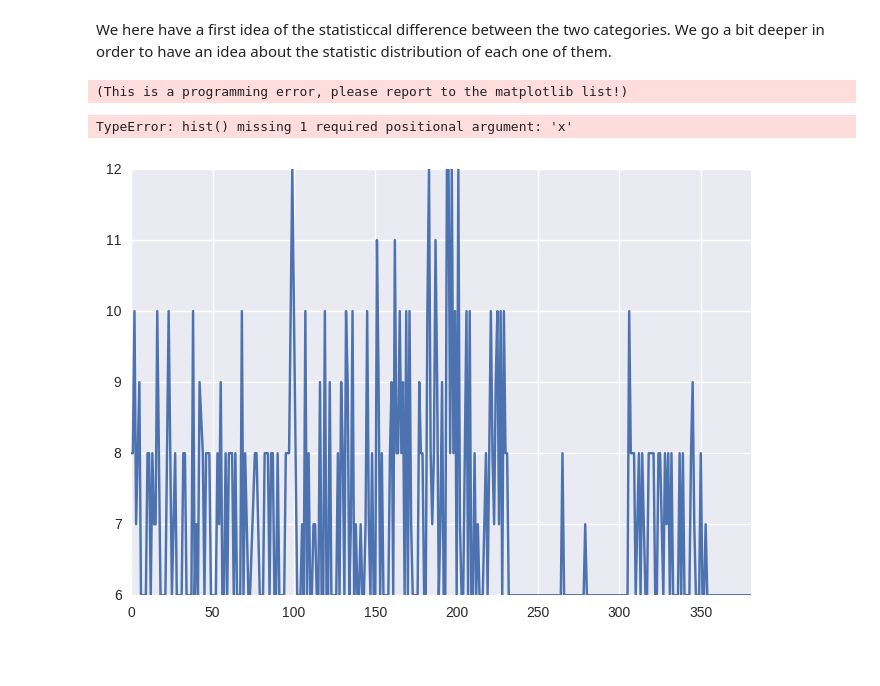
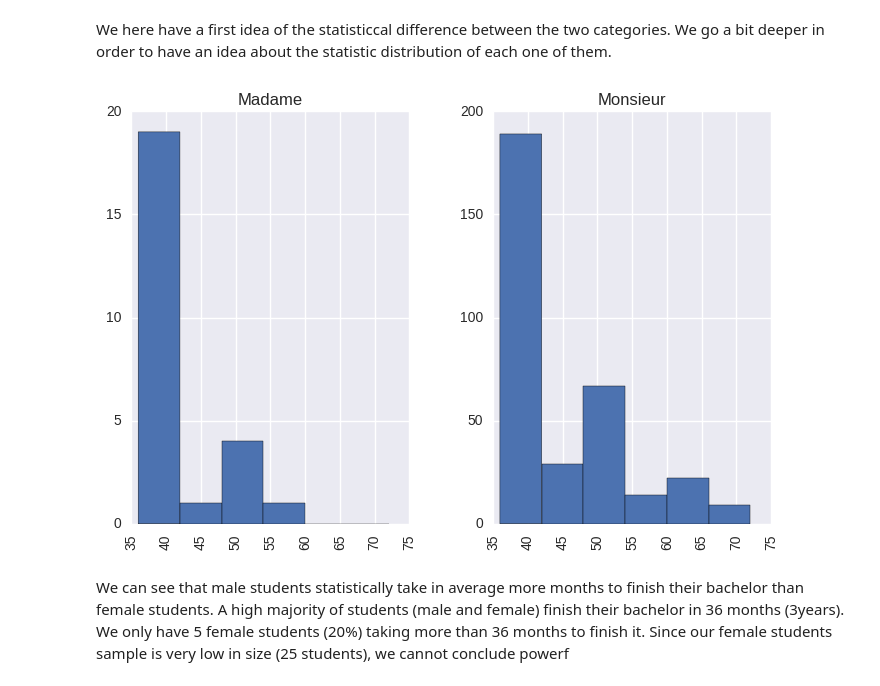
Before and after one commit to agpmilli/adaepfl, a Jupyter notebook: Homework/02 - Data from the Web/Data from the Web.ipynb, the cells around one changed output. Drawn from its saved outputs; the diff is of its cells as text; code cells hidden in the pictures; blank space fills up the shorter version.

Commit message:
plot conclusions

```diff
--- a/Homework/02 - Data from the Web/Data from the Web.ipynb
+++ b/Homework/02 - Data from the Web/Data from the Web.ipynb
@@ -360,14 +380,12 @@ Female Average: 38.88
 # %% [markdown]
 We here have a first idea of the statisticcal difference between the two categories. We go a bit deeper in order to have an idea about the statistic distribution of each one of them.
 # %%
-#sns.violinplot(students_with_bachelor_at_EPFL['Nb mois'], groupby=students_with_bachelor_at_EPFL['Civilité'])#, ax=ax1)
-#sns.boxplot(students_with_bachelor_at_EPFL['Nb mois'], groupby = students_with_bachelor_at_EPFL['Civilité'])#, ax=ax2)
-x = np.linspace(36, 72, 12)
-#students_with_bachelor_at_EPFL['Nb mois'].hist(by=students_with_bachelor_at_EPFL['Civilité'], bins = 6, range = [36,72])
-students_with_bachelor_at_EPFL['Nb semestres'].plot(kind='line').hist(by=students_with_bachelor_at_EPFL['Civilité'])
+students_with_bachelor_at_EPFL['Nb mois'].hist(by=students_with_bachelor_at_EPFL['Civilité'], bins = 6, range = [36,72])
+#students_with_bachelor_at_EPFL['Nb semestres'].hist(by=students_with_bachelor_at_EPFL['Civilité'])
 
 plt.show()
 # %% [output]
-(This is a programming error, please report to the matplotlib list!)
-TypeError: hist() missing 1 required positional argument: 'x'
-[figure, old version]
+[figure, new version]
+# %% [markdown]
+We can see that male students statistically take in average more months to finish their bachelor than female students. A high majority of students (male and female) finish their bachelor in 36 months (3years). We only have 5 female students (20%) taking more than 36 months to finish it.
+Since our female students sample is very low in size (25 students), we cannot conclude powerf
```
Also changed, not shown: parts of 6 cells of this notebook, 1 other file.
